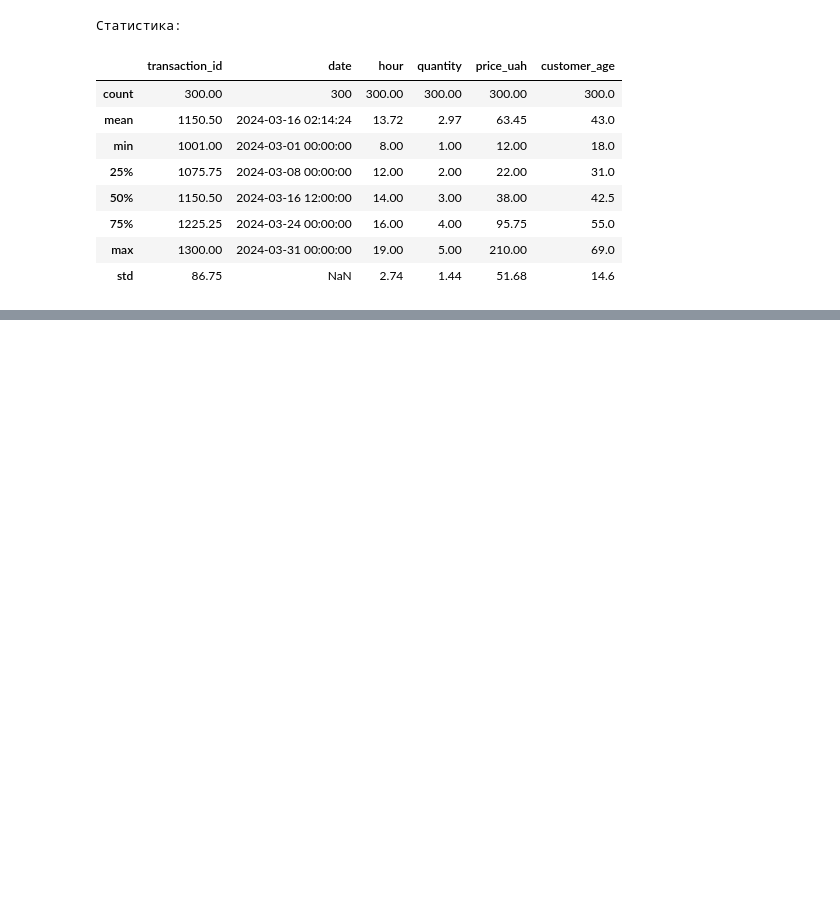
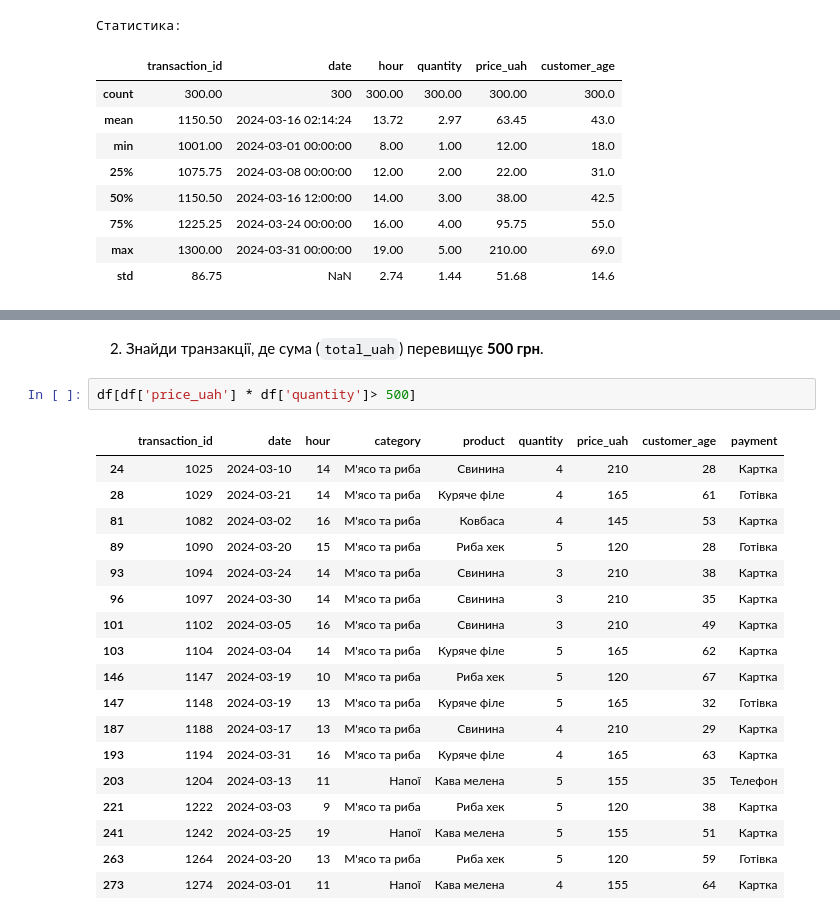
Before and after one commit to volodymyr-holovan/DTA2026, a Jupyter notebook: project_store_sales_analysis/store_sales_analysis.ipynb, the cells around one changed output, grey strips where cells are left out. Saved outputs shown, nothing was run; the diff lists cells and outputs as text; blank space fills up the shorter version.

```diff
--- a/project_store_sales_analysis/store_sales_analysis.ipynb
+++ b/project_store_sales_analysis/store_sales_analysis.ipynb
@@ -118,0 +143,23 @@ df.describe().round(2)
+# %% [markdown]
+2. Знайди транзакції, де сума (`total_uah`) перевищує **500 грн**.
+# %%
+df[df['price_uah'] * df['quantity']> 500]
+# %% [output]
+|  | transaction_id | date | hour | category | product | quantity | price_uah | customer_age | payment |
+| 24 | 1025 | 2024-03-10 | 14 | М'ясо та риба | Свинина | 4 | 210 | 28 | Картка |
+| 28 | 1029 | 2024-03-21 | 14 | М'ясо та риба | Куряче філе | 4 | 165 | 61 | Готівка |
+| 81 | 1082 | 2024-03-02 | 16 | М'ясо та риба | Ковбаса | 4 | 145 | 53 | Картка |
+| 89 | 1090 | 2024-03-20 | 15 | М'ясо та риба | Риба хек | 5 | 120 | 28 | Готівка |
+| 93 | 1094 | 2024-03-24 | 14 | М'ясо та риба | Свинина | 3 | 210 | 38 | Картка |
+| 96 | 1097 | 2024-03-30 | 14 | М'ясо та риба | Свинина | 3 | 210 | 35 | Картка |
+| 101 | 1102 | 2024-03-05 | 16 | М'ясо та риба | Свинина | 3 | 210 | 49 | Картка |
+| 103 | 1104 | 2024-03-04 | 14 | М'ясо та риба | Куряче філе | 5 | 165 | 62 | Картка |
+| 146 | 1147 | 2024-03-19 | 10 | М'ясо та риба | Риба хек | 5 | 120 | 67 | Картка |
+| 147 | 1148 | 2024-03-19 | 13 | М'ясо та риба | Куряче філе | 5 | 165 | 32 | Готівка |
+| 187 | 1188 | 2024-03-17 | 13 | М'ясо та риба | Свинина | 4 | 210 | 29 | Картка |
+| 193 | 1194 | 2024-03-31 | 16 | М'ясо та риба | Куряче філе | 4 | 165 | 63 | Картка |
+| 203 | 1204 | 2024-03-13 | 11 | Напої | Кава мелена | 5 | 155 | 35 | Телефон |
+| 221 | 1222 | 2024-03-03 | 9 | М'ясо та риба | Риба хек | 5 | 120 | 38 | Картка |
+| 241 | 1242 | 2024-03-25 | 19 | Напої | Кава мелена | 5 | 155 | 51 | Картка |
+| 263 | 1264 | 2024-03-20 | 13 | М'ясо та риба | Риба хек | 5 | 120 | 59 | Готівка |
+| 273 | 1274 | 2024-03-01 | 11 | Напої | Кава мелена | 4 | 155 | 64 | Картка |
```
Also changed, not shown: parts of 12 cells of this notebook.
